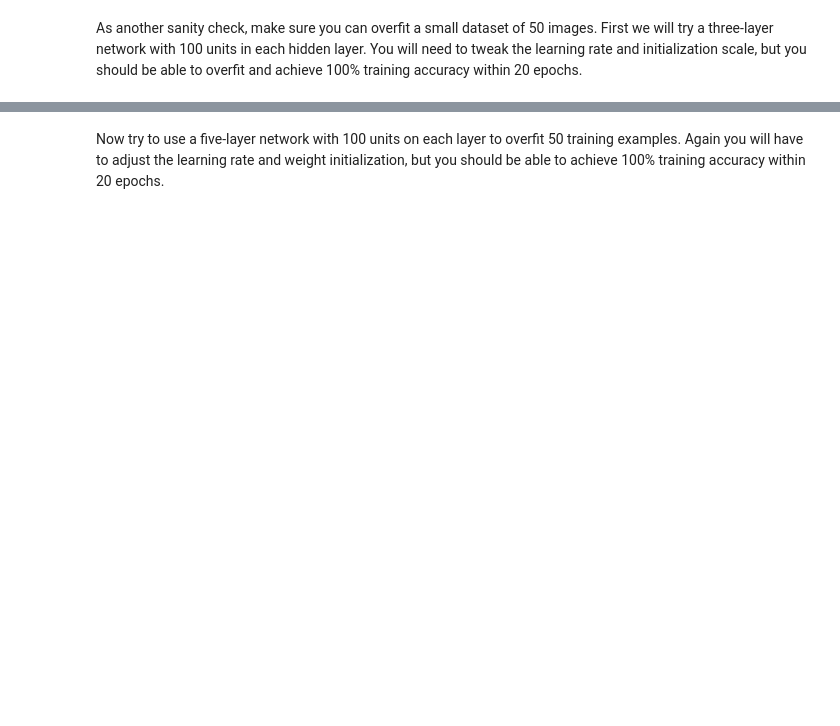
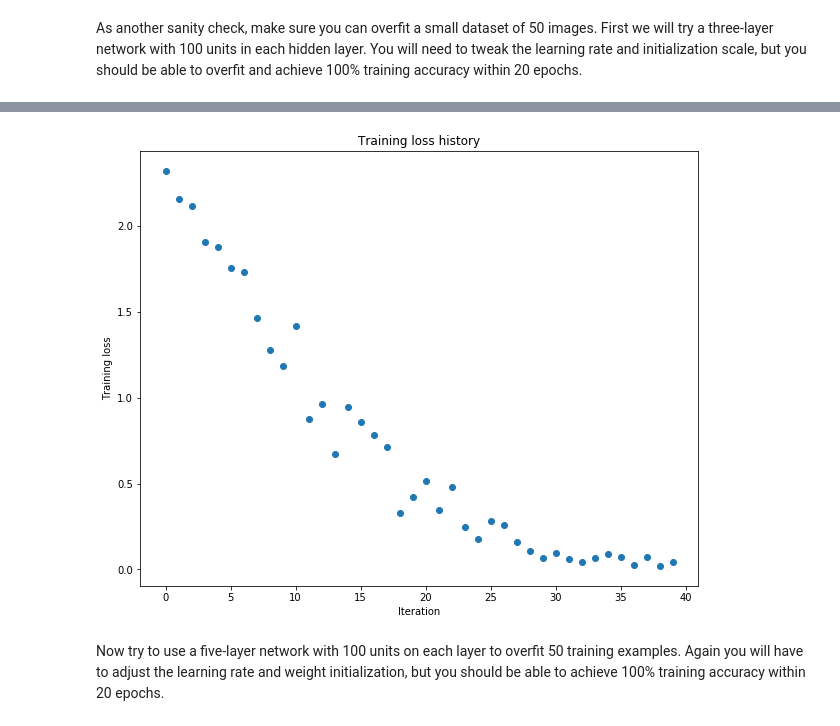
Before and after one commit to ellenwei/stanford_cs231, a Jupyter notebook: assignment2/FullyConnectedNets.ipynb, the cells around one changed output, grey strips where cells are left out. Cells and saved outputs as stored; diff of their text form; code cells hidden in the pictures; blank space fills up the shorter version.

```diff
--- a/assignment2/FullyConnectedNets.ipynb
+++ b/assignment2/FullyConnectedNets.ipynb
@@ -422,7 +434,7 @@ small_data = {
 }
 
 weight_scale = 1e-2
-learning_rate = 1e-4
+learning_rate = 9e-3
 model = FullyConnectedNet([100, 100],
               weight_scale=weight_scale, dtype=np.float64)
 solver = Solver(model, small_data,
@@ -439,3 +451,4 @@ plt.title('Training loss history')
 plt.xlabel('Iteration')
 plt.ylabel('Training loss')
 plt.show()
+# %% [output]
@@ -442,3 +472,4 @@ plt.show()
+[figure, added]
 # %% [markdown]
 Now try to use a five-layer network with 100 units on each layer to overfit 50 training examples. Again you will have to adjust the learning rate and weight initialization, but you should be able to achieve 100% training accuracy within 20 epochs.
 # %%
```
Also changed, not shown: parts of 11 cells of this notebook, 3 other files.
